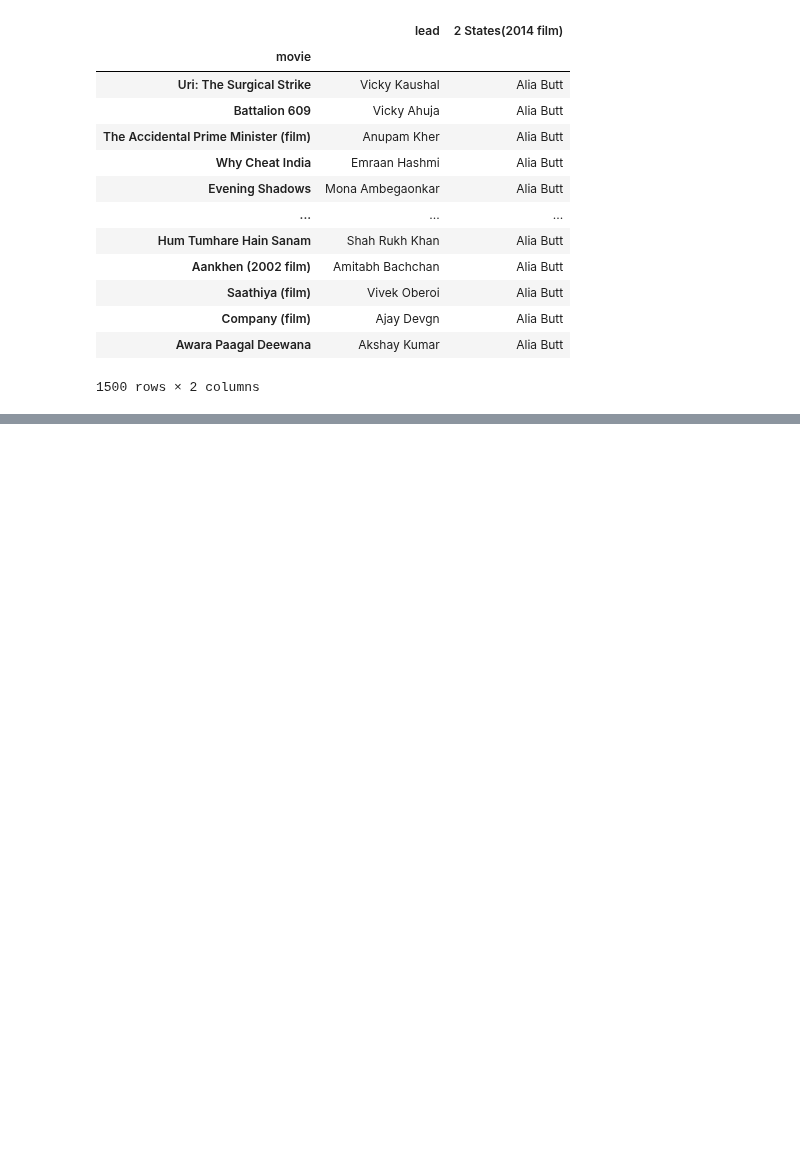
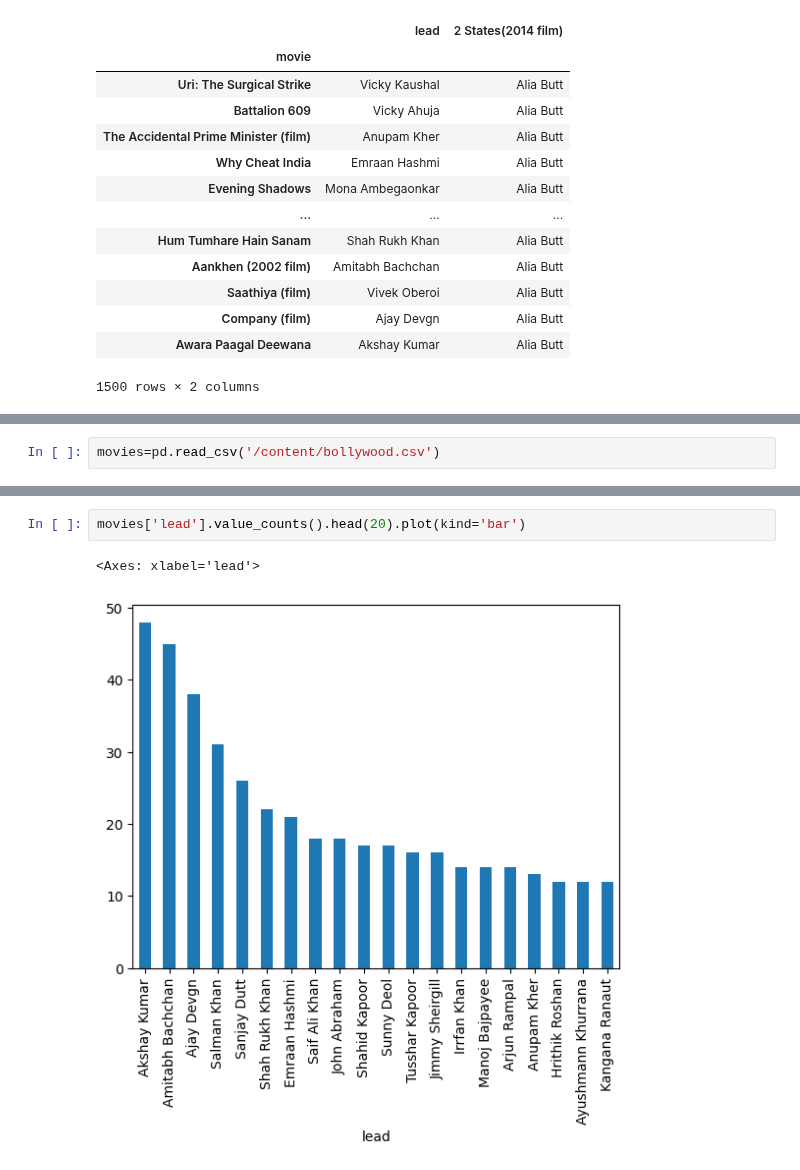
Before and after one commit to Saifullah785/Python_for_Data_Science, a Jupyter notebook: Pandas_For_Data_Science/class_01_Pandas_Series.ipynb, the cells around one changed output, grey strips where cells are left out. Saved outputs shown, nothing was run; the diff lists cells and outputs as text; blank space fills up the shorter version.

```diff
--- a/Pandas_For_Data_Science/class_01_Pandas_Series.ipynb
+++ b/Pandas_For_Data_Science/class_01_Pandas_Series.ipynb
@@ -485,0 +570,2 @@ movies
+# %%
+movies=pd.read_csv('/content/bollywood.csv')
@@ -485,0 +703,5 @@ movies
+# %%
+movies['lead'].value_counts().head(20).plot(kind='bar')
+# %% [output]
+<Axes: xlabel='lead'>
+[figure, added]
```
Also changed, not shown: parts of 28 cells of this notebook.
